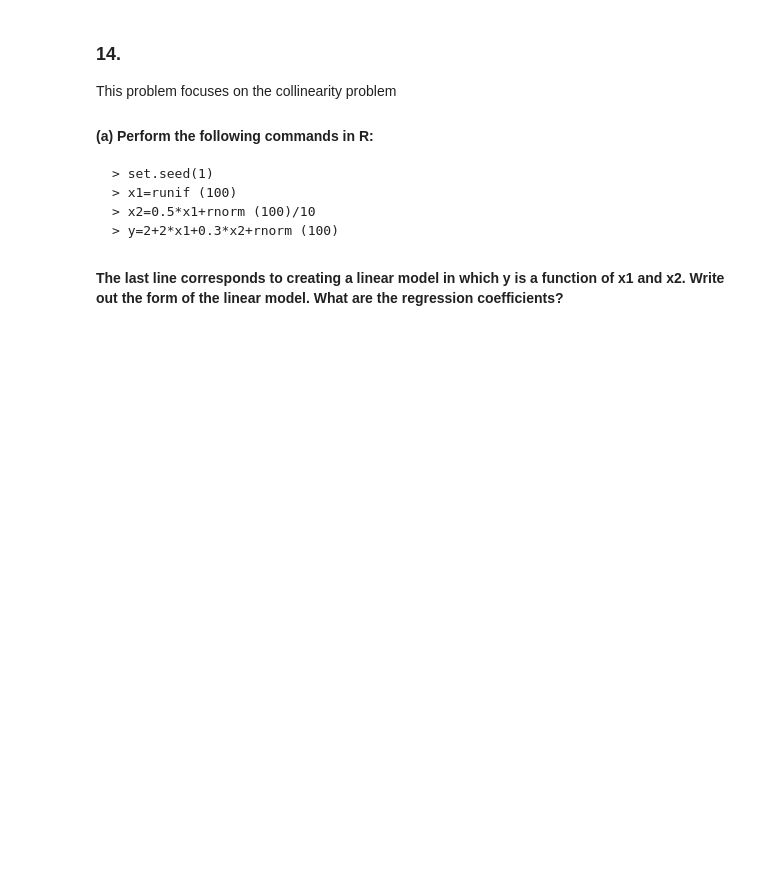
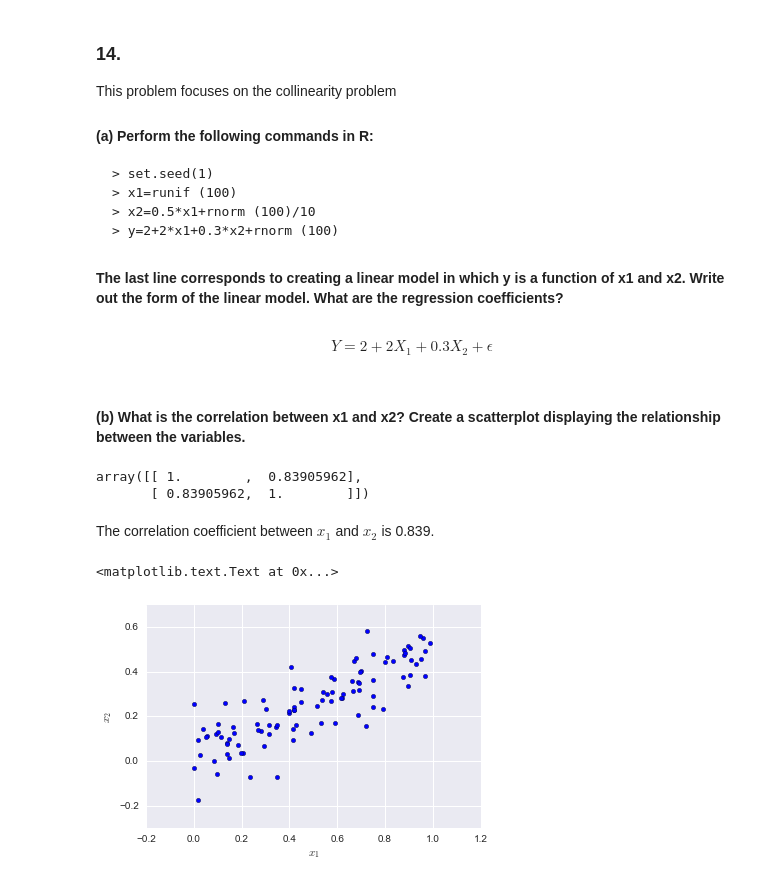
Before and after one commit to kjoshi/ISL, a Jupyter notebook: chapter3/3.7_Exercises.ipynb, the cells around one changed output. Cells and saved outputs as stored; diff of their text form; code cells hidden in the pictures; blank space fills up the shorter version.

```diff
--- a/chapter3/3.7_Exercises.ipynb
+++ b/chapter3/3.7_Exercises.ipynb
@@ -1025,3 +1025,21 @@ np.random.seed(1)
 x1 = np.random.uniform(size=100)
 x2 = 0.5 * x1 + np.random.normal(size=100)/10.
 y = 2 + 2*x1 + 0.3*x2 + np.random.normal(size=100)
+# %% [markdown]
+$$ Y = 2 + 2 X_1 + 0.3 X_2 + \epsilon$$
+# %% [markdown]
+#### (b) What is the correlation between x1 and x2? Create a scatterplot displaying the relationship between the variables.
+# %%
+np.corrcoef(x1, x2)
+# %% [output]
+array([[ 1.        ,  0.83905962],
+       [ 0.83905962,  1.        ]])
+# %% [markdown]
+The correlation coefficient between $x_1$ and $x_2$ is 0.839.
+# %%
+plt.scatter(x1, x2)
+plt.xlabel("$x_1$")
+plt.ylabel("$x_2$")
+# %% [output]
+<matplotlib.text.Text at 0x...>
+[figure, added]
```
Also changed, not shown: parts of 70 cells of this notebook.
